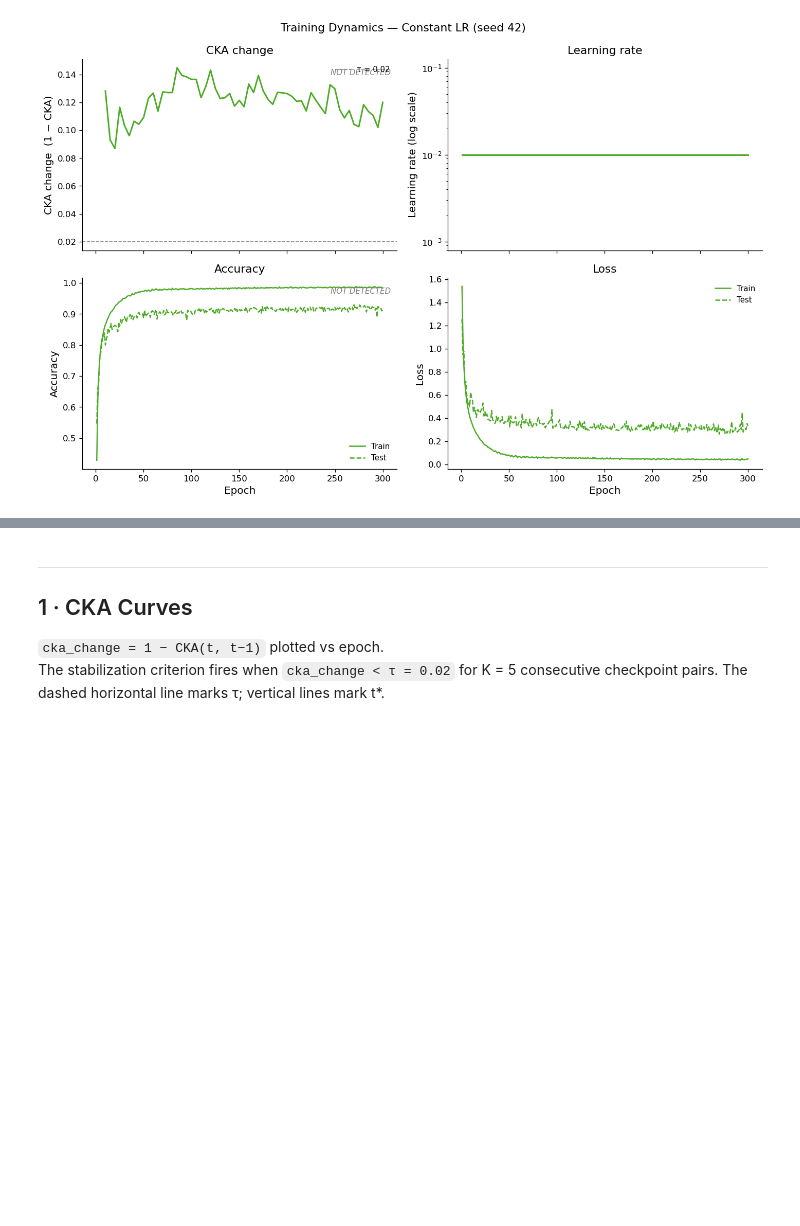
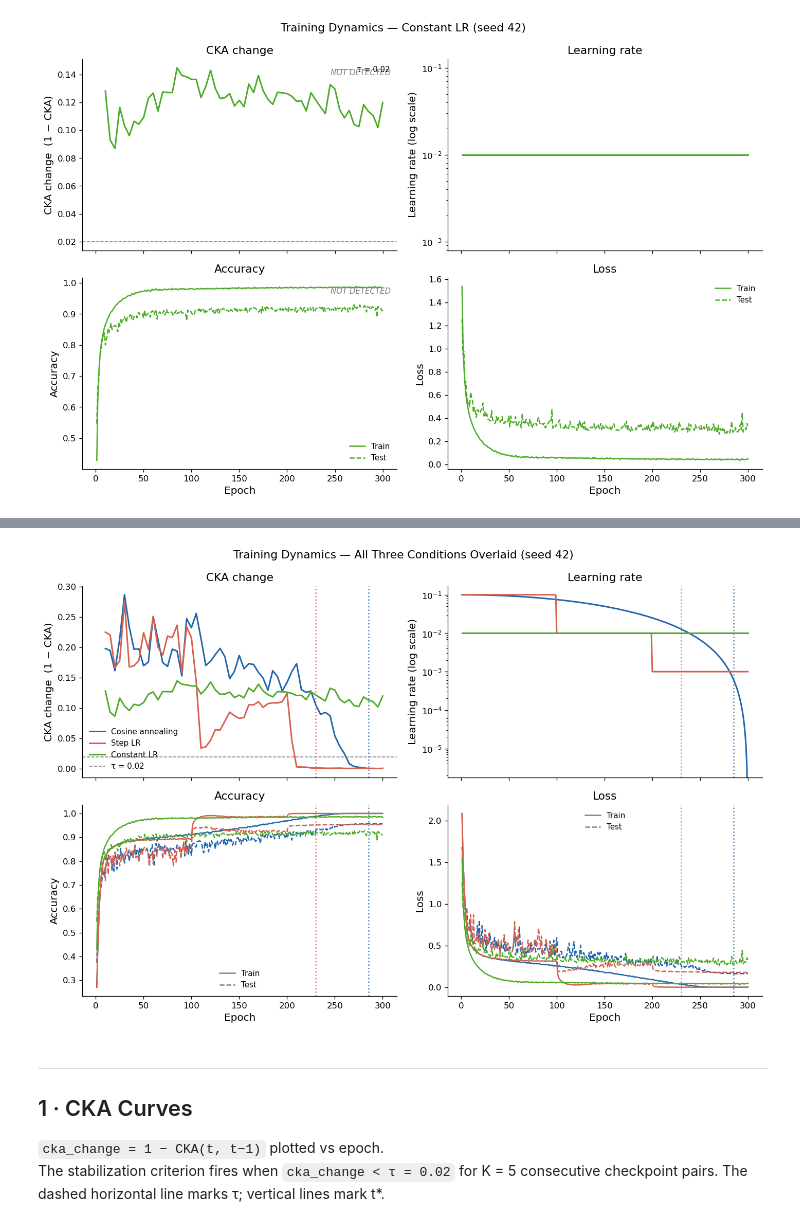
Before and after one commit to gabrielmjrr/representation-stabilization, a Jupyter notebook: notebooks/results_inspection.ipynb, the cells around one changed output, grey strips where cells are left out. Saved outputs shown, nothing was run; the diff lists cells and outputs as text; code cells hidden in the pictures; blank space fills up the shorter version.

```diff
--- a/notebooks/results_inspection.ipynb
+++ b/notebooks/results_inspection.ipynb
@@ -312,3 +319,75 @@ Const LR t* (seed 42) = None (not detected)
+# %%
+# ── Figure 0.5d: Combined Training Dynamics — All Three Conditions (seed 42) ──
+# Caption: All three LR conditions overlaid in a single 2×2. Colors match the
+# per-condition convention throughout: blue = cosine annealing, red-orange = step LR,
+# green = constant LR. Dotted vertical lines mark t* in the condition's color where
+# detected (cosine t*=285, step LR t*=230, constant LR not detected). Solid = train,
+# dashed = test for the accuracy and loss panels.
+
+fig, axes = plt.subplots(2, 2, figsize=(12, 8), sharex=True)
+ax_cka  = axes[0, 0]
+ax_lr   = axes[0, 1]
+ax_acc  = axes[1, 0]
+ax_loss = axes[1, 1]
+
+conditions = [
+    ('Cosine annealing', _cosine_cka_s42,  cosine_log_s42,  COLOR_COSINE,  cosine_t_star_s42),
+    ('Step LR',          _steplr_cka_s42,  steplr_log_s42,  COLOR_STEPLR,  steplr_t_star_s42),
+    ('Constant LR',      _constlr_cka_s42, constlr_log_s42, COLOR_CONSTLR, constlr_t_star_s42),
+]
+
+for cond_label, cka_df, log_df, color, t_star_epoch in conditions:
+    ax_cka.plot(cka_df['epoch_curr'], cka_df['cka_change'],
+                color=color, linewidth=1.8, label=cond_label)
+
+    ax_lr.plot(log_df['epoch'], log_df['lr'],
+               color=color, linewidth=1.8, label=cond_label)
+
+    ax_acc.plot(log_df['epoch'], log_df['train_acc'],
+                color=color, linewidth=1.5, linestyle='-')
+    ax_acc.plot(log_df['epoch'], log_df['test_acc'],
+                color=color, linewidth=1.5, linestyle='--')
+
+    ax_loss.plot(log_df['epoch'], log_df['train_loss'],
+                 color=color, linewidth=1.5, linestyle='-')
+    ax_loss.plot(log_df['epoch'], log_df['test_loss'],
+                 color=color, linewidth=1.5, linestyle='--')
+
+    # t* vertical dotted line in matching condition color
+    if t_star_epoch is not None:
+        for ax in axes.flat:
+            ax.axvline(t_star_epoch, color=color, linestyle=':', linewidth=1.5, alpha=0.8)
+
+# τ threshold line on CKA panel
+ax_cka.axhline(TAU, color='gray', linestyle='--', linewidth=1.0, label=f'τ = {TAU}')
+
+ax_cka.set_ylabel('CKA change  (1 − CKA)')
+ax_cka.set_title('CKA change')
+ax_cka.legend(frameon=False, fontsize=9)
+
+ax_lr.set_yscale('log')
+ax_lr.set_ylabel('Learning rate (log scale)')
+ax_lr.set_title('Learning rate')
+
+ax_acc.set_ylabel('Accuracy')
+ax_acc.set_xlabel('Epoch')
+ax_acc.set_title('Accuracy')
+train_line = plt.Line2D([0], [0], color='gray', linewidth=1.5, linestyle='-',  label='Train')
+test_line  = plt.Line2D([0], [0], color='gray', linewidth=1.5, linestyle='--', label='Test')
+ax_acc.legend(handles=[train_line, test_line], frameon=False, fontsize=9)
+
+ax_loss.set_ylabel('Loss')
+ax_loss.set_xlabel('Epoch')
+ax_loss.set_title('Loss')
+ax_loss.legend(handles=[train_line, test_line], frameon=False, fontsize=9)
+
+fig.suptitle('Training Dynamics — All Three Conditions Overlaid (seed 42)', fontsize=13)
+plt.tight_layout()
+plt.savefig(os.path.join(REPO_ROOT, 'results', 'fig0p5d_dynamics_combined.png'),
+            dpi=150, bbox_inches='tight')
+plt.show()
+# %% [output]
+[figure, added]
 # %% [markdown]
 ---
 ## 1 · CKA Curves
```
Also changed, not shown: parts of 1 cell of this notebook, 2 other files.
